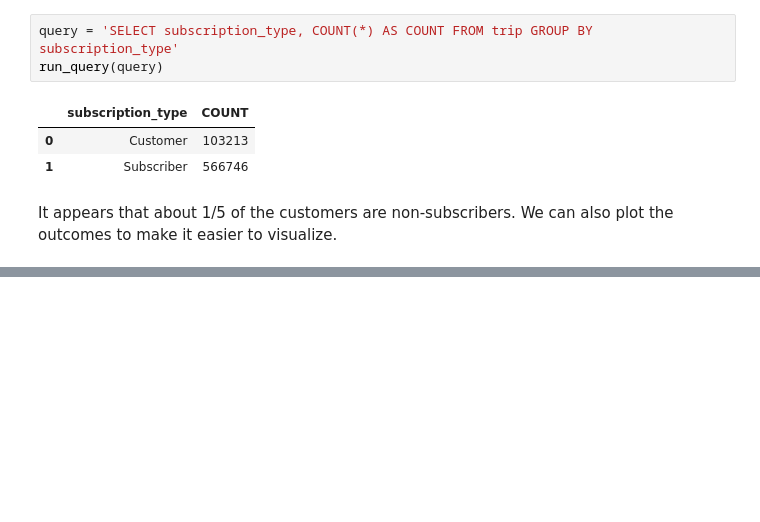
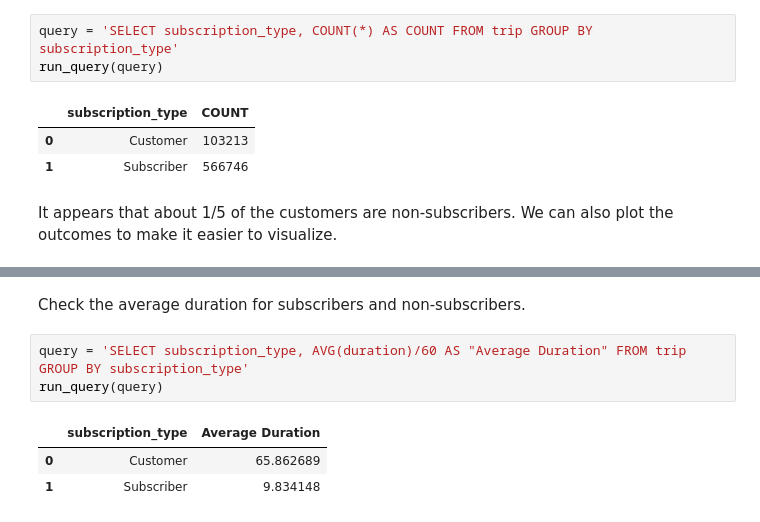
Before and after one commit to lucastancm96/sql_jupyter, a Jupyter notebook: sfbike_sql.ipynb, the cells around one changed output, grey strips where cells are left out. Saved outputs shown, nothing was run; the diff lists cells and outputs as text; blank space fills up the shorter version.

```diff
--- a/sfbike_sql.ipynb
+++ b/sfbike_sql.ipynb
@@ -188,3 +188,12 @@ plt.axis('equal')
 plt.show()
 # %% [output]
 [figure]
+# %% [markdown]
+Check the average duration for subscribers and non-subscribers.
+# %%
+query = 'SELECT subscription_type, AVG(duration)/60 AS "Average Duration" FROM trip GROUP BY subscription_type'
+run_query(query)
+# %% [output]
+|  | subscription_type | Average Duration |
+| 0 | Customer | 65.862689 |
+| 1 | Subscriber | 9.834148 |
```
Also changed, not shown: parts of 6 cells of this notebook.
